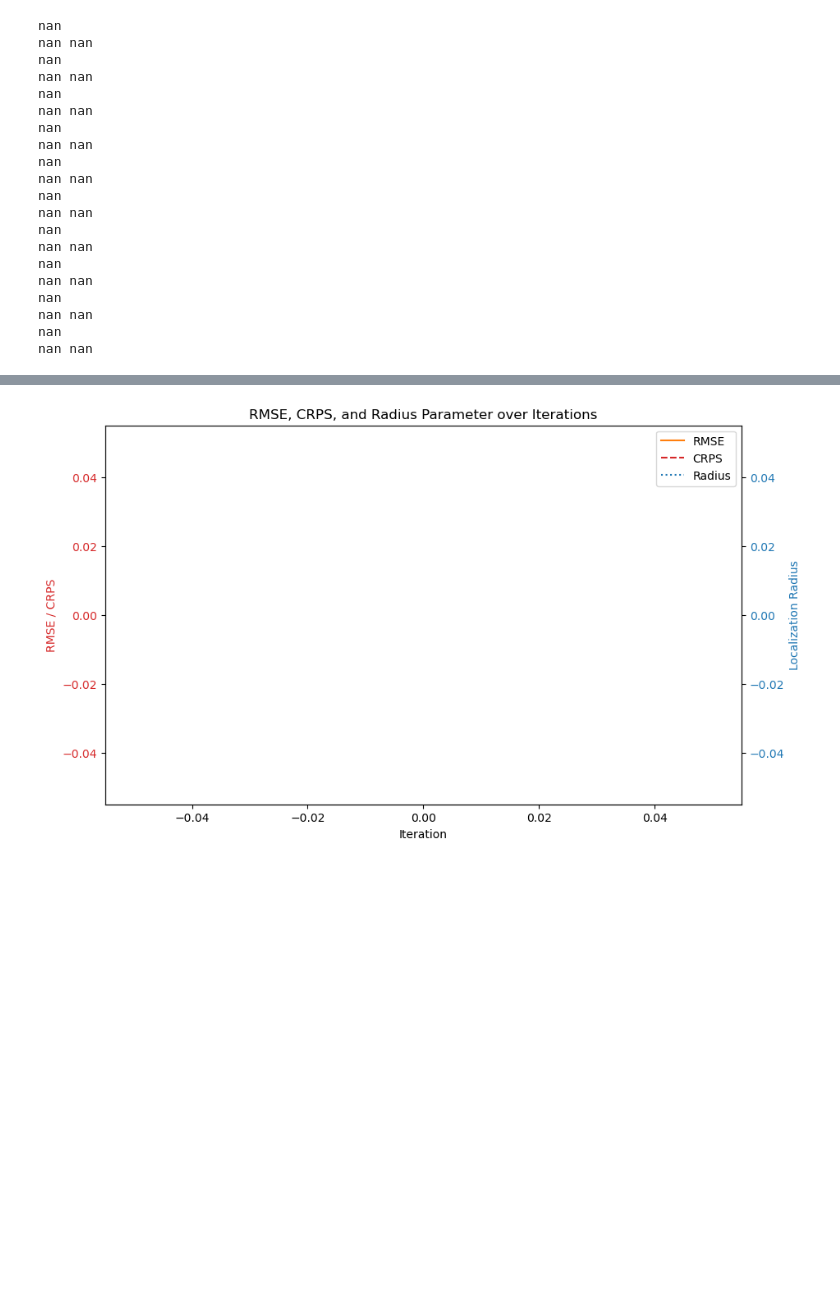
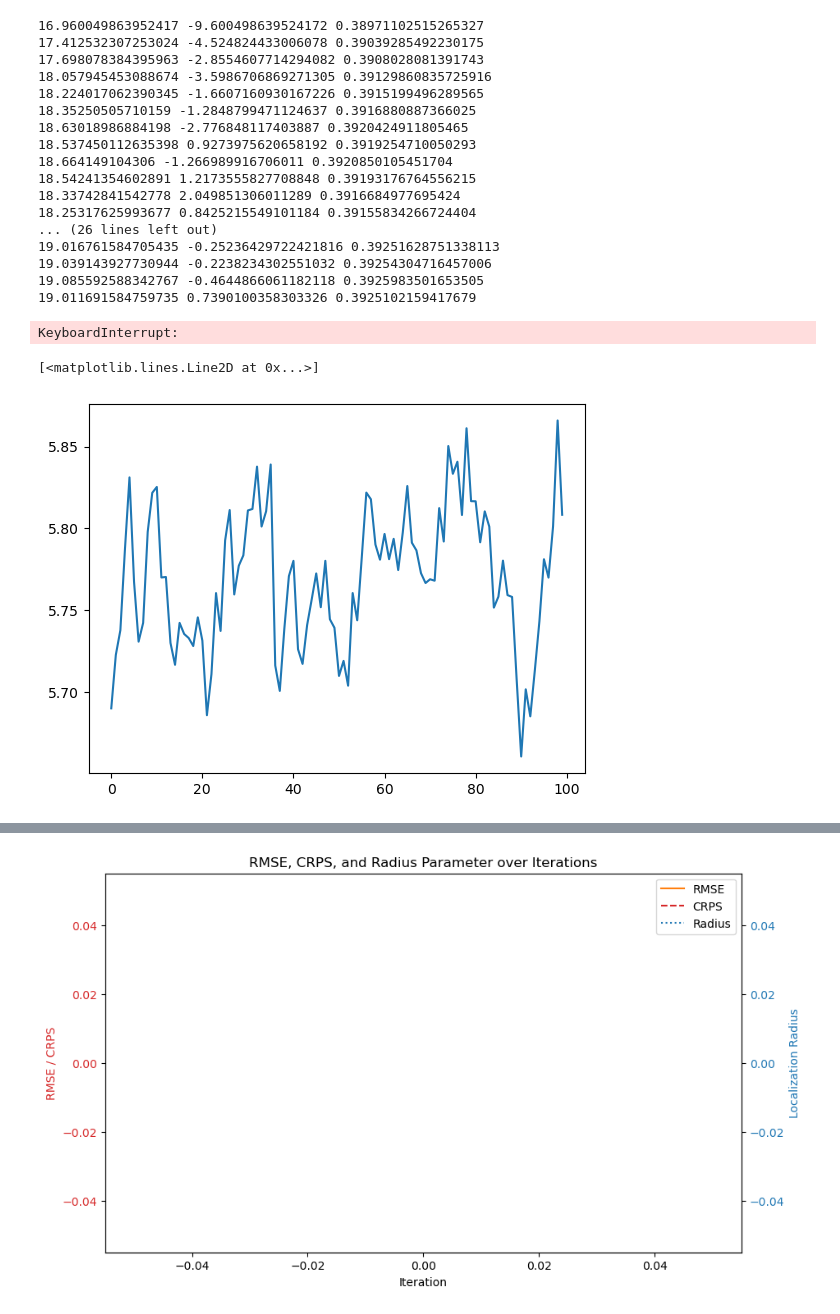
Before and after one commit to enochcluk/variational_filtering, a Jupyter notebook: learn_radius.ipynb, the cells around one changed output, grey strips where cells are left out. Cells and saved outputs as stored; diff of their text form; code cells hidden in the pictures; blank space fills up the shorter version.

```diff
--- a/learn_radius.ipynb
+++ b/learn_radius.ipynb
@@ -122,9 +139,9 @@ from jax import random
 
 var_cost_grad = grad(var_cost, argnums=0)
 
-inflation = 1.2  # Fixed starting value for inflation
-radius_opt = 20.1
-alpha = 1e-8  # Learning rate
+inflation = 1.05  # Fixed starting value for inflation
+radius_opt = 16.0
+alpha = 1e-1  # Learning rate
 key = random.PRNGKey(0)  # Random key
 N = 10  # Number of MC samples
 m0 = initial_state
@@ -135,12 +152,11 @@ crpss = []
 radii = []
 rmses=[]
 
-for i in tqdm(range(10)):
+for i in tqdm(range(100)):
     key, subkey = random.split(key)
 
     # Gradient descent step for inflation parameter
     grad_radius = var_cost_grad(radius_opt, inflation, l96_step, ensemble_init, observations, H, Q, R, subkey, num_steps, J0)
-    print(grad_radius)
     radius_opt -= alpha * grad_radius  # Update inflation parameter
     radii.append(radius_opt)
     localization_matrix = generate_gc_localization_matrix(n, radius_opt)
@@ -148,30 +164,34 @@ for i in tqdm(range(10)):
     states, _ = ensrf_steps(l96_step, n_ensemble, ensemble_init, num_steps, observations, observation_interval, H, Q, R, localization_matrix, inflation, key)
     ensemble_mean = jnp.mean(states, axis=-1)  # Taking the mean across the ensemble members dimension
     rmse = jnp.sqrt(jnp.mean((ensemble_mean - m)**2))
+    print(radius_opt, grad_radius, rmse)
     rmses.append(rmse)
     crps = properscoring.crps_ensemble(m, states).mean(axis=1).mean()
     crpss.append(crps)
     #clear_output(wait=True)
 
-    print(radius_opt, crps)
+    #print(radius_opt, crps)
 # %% [output]
-nan
-nan nan
-nan
-nan nan
-nan
-nan nan
-nan
-nan nan
-nan
-nan nan
-nan
-nan nan
-nan
-nan nan
-nan
-nan nan
-nan
-nan nan
-nan
-nan nan
+16.960049863952417 -9.600498639524172 0.38971102515265327
+17.412532307253024 -4.524824433006078 0.39039285492230175
+17.698078384395963 -2.8554607714294082 0.3908028081391743
+18.057945453088674 -3.5986706869271305 0.39129860835725916
+18.224017062390345 -1.6607160930167226 0.3915199496289565
+18.35250505710159 -1.2848799471124637 0.3916880887366025
+18.63018986884198 -2.776848117403887 0.3920424911805465
+18.537450112635398 0.9273975620658192 0.3919254710050293
+18.664149104306 -1.266989916706011 0.3920850105451704
+18.54241354602891 1.2173555827708848 0.39193176764556215
+18.33742841542778 2.049851306011289 0.3916684977695424
+18.25317625993677 0.8425215549101184 0.39155834266724404
+... (26 lines left out)
+19.016761584705435 -0.25236429722421816 0.39251628751338113
+19.039143927730944 -0.2238234302551032 0.39254304716457006
+19.085592588342767 -0.4644866061182118 0.3925983501653505
+19.011691584759735 0.7390100358303326 0.3925102159417679
+KeyboardInterrupt:
+# %%
+plt.plot(radii)
+# %% [output]
+[<matplotlib.lines.Line2D at 0x...>]
+[figure, added]
```
Also changed, not shown: parts of 12 cells of this notebook, 2 other files.
